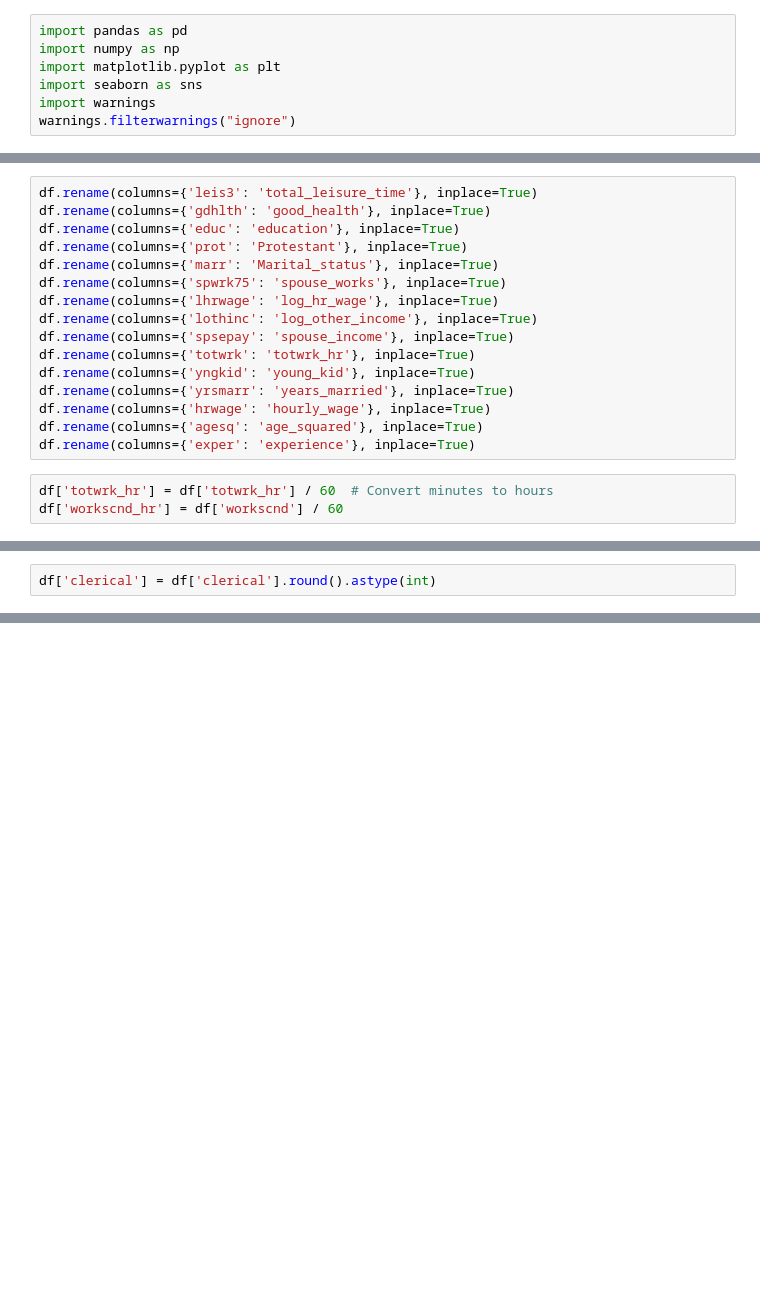
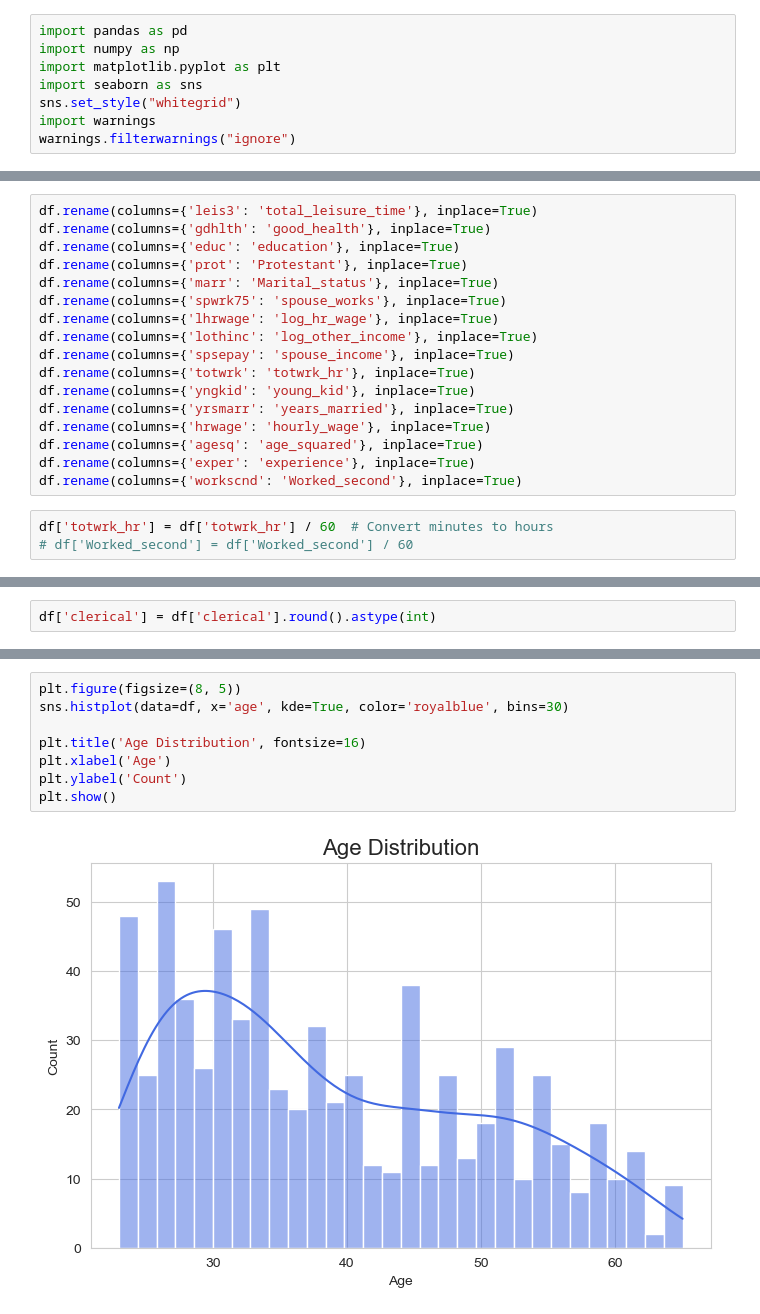
Before and after one commit to niranjan910/Sleep-pattern-Analysis-, a Jupyter notebook: Sleep Pattern Analysis.ipynb, the cells around one changed output, grey strips where cells are left out. Cells and saved outputs as stored; diff of their text form; blank space fills up the shorter version.

```diff
--- a/Sleep Pattern Analysis.ipynb
+++ b/Sleep Pattern Analysis.ipynb
@@ -22,6 +22,7 @@ import pandas as pd
 import numpy as np
 import matplotlib.pyplot as plt
 import seaborn as sns
+sns.set_style("whitegrid")
 import warnings
 warnings.filterwarnings("ignore")
 # %% [markdown]
@@ -701,9 +704,10 @@ df.rename(columns={'yrsmarr': 'years_married'}, inplace=True)
 df.rename(columns={'hrwage': 'hourly_wage'}, inplace=True)
 df.rename(columns={'agesq': 'age_squared'}, inplace=True)
 df.rename(columns={'exper': 'experience'}, inplace=True)
+df.rename(columns={'workscnd': 'Worked_second'}, inplace=True)
 # %%
 df['totwrk_hr'] = df['totwrk_hr'] / 60  # Convert minutes to hours
-df['workscnd_hr'] = df['workscnd'] / 60
+# df['Worked_second'] = df['Worked_second'] / 60
 # %%
 df.drop(columns=['leis1', 'leis2','case'], inplace=True)
 # %%
@@ -742,0 +761,10 @@ df['clerical'] = df['clerical'].round().astype(int)
+# %%
+plt.figure(figsize=(8, 5))
+sns.histplot(data=df, x='age', kde=True, color='royalblue', bins=30)
+
+plt.title('Age Distribution', fontsize=16)
+plt.xlabel('Age')
+plt.ylabel('Count')
+plt.show()
+# %% [output]
+[figure, added]
```
Also changed, not shown: parts of 47 cells of this notebook.
